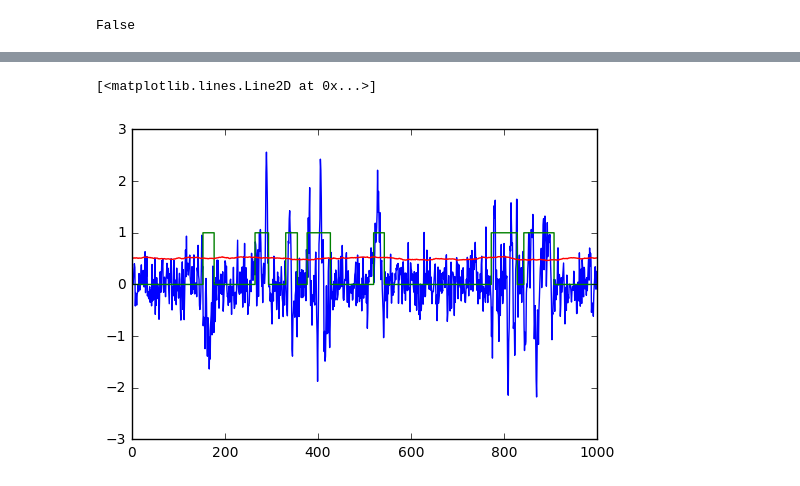
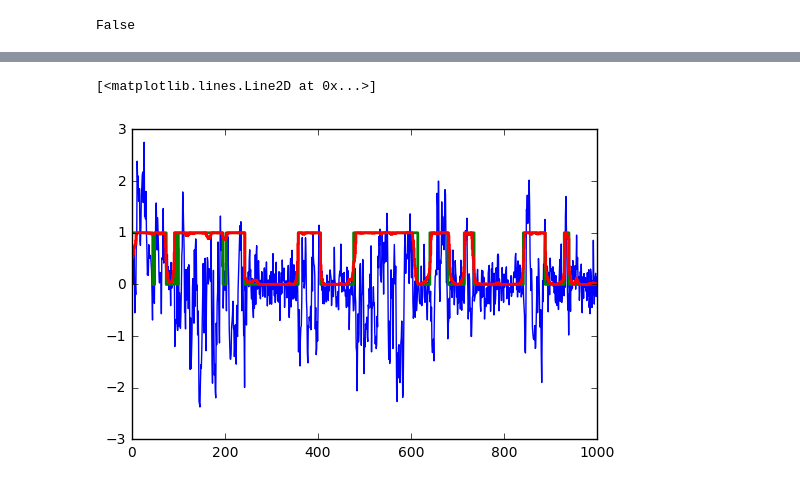
Before and after one commit to hstrey/metabolic-HMM, a Jupyter notebook: toy model.ipynb, the cells around one changed output, grey strips where cells are left out. Drawn from its saved outputs; the diff is of its cells as text; code cells hidden in the pictures.

```diff
--- a/toy model.ipynb
+++ b/toy model.ipynb
@@ -200,10 +200,10 @@ N_chain = len(simple_sample)
 print(N_chain)
 
 # Transition probability stochastic
-theta1=np.array([3.0,1.0])
-theta2=np.array([1.0,3.0])
-aA1=0.00333
-bA1=0.0333
+theta1=np.array([99.0,1.0])
+theta2=np.array([2.0,98.0])
+aA1=0.0333
+bA1=0.333
 aA2=0.333
 bA2=0.333
 aD=2.333
@@ -226,7 +226,7 @@ with pm.Model() as model:
 
     emission = HMMUhlenbeckOrnsteinEmissions('emission',
                                     A1=A1,
-                                    A2=A1,
+                                    A2=A2,
                                     D1=D1,
                                     D2=D1,
                                     delta_t=0.2,
@@ -264,8 +264,8 @@ array([[<matplotlib.axes._subplots.AxesSubplot object at 0x...>,
 # %%
-sample_avg=np.average(trace['states'][1000:],axis=0)
+sample_avg=np.average(trace['states'][2000:],axis=0)
 plt.plot(simple_sample[:1000])
-plt.plot(sample[:1000], drawstyle='steps-mid')
-plt.plot(sample_avg)
+plt.plot(sample[:1000], drawstyle='steps-mid',linewidth=2)
+plt.plot(sample_avg,drawstyle='steps-mid',linewidth=2)
 # %% [output]
 [<matplotlib.lines.Line2D at 0x...>]
-[figure, old version]
+[figure, new version]
```
Also changed, not shown: parts of 6 cells of this notebook, 1 other file.
